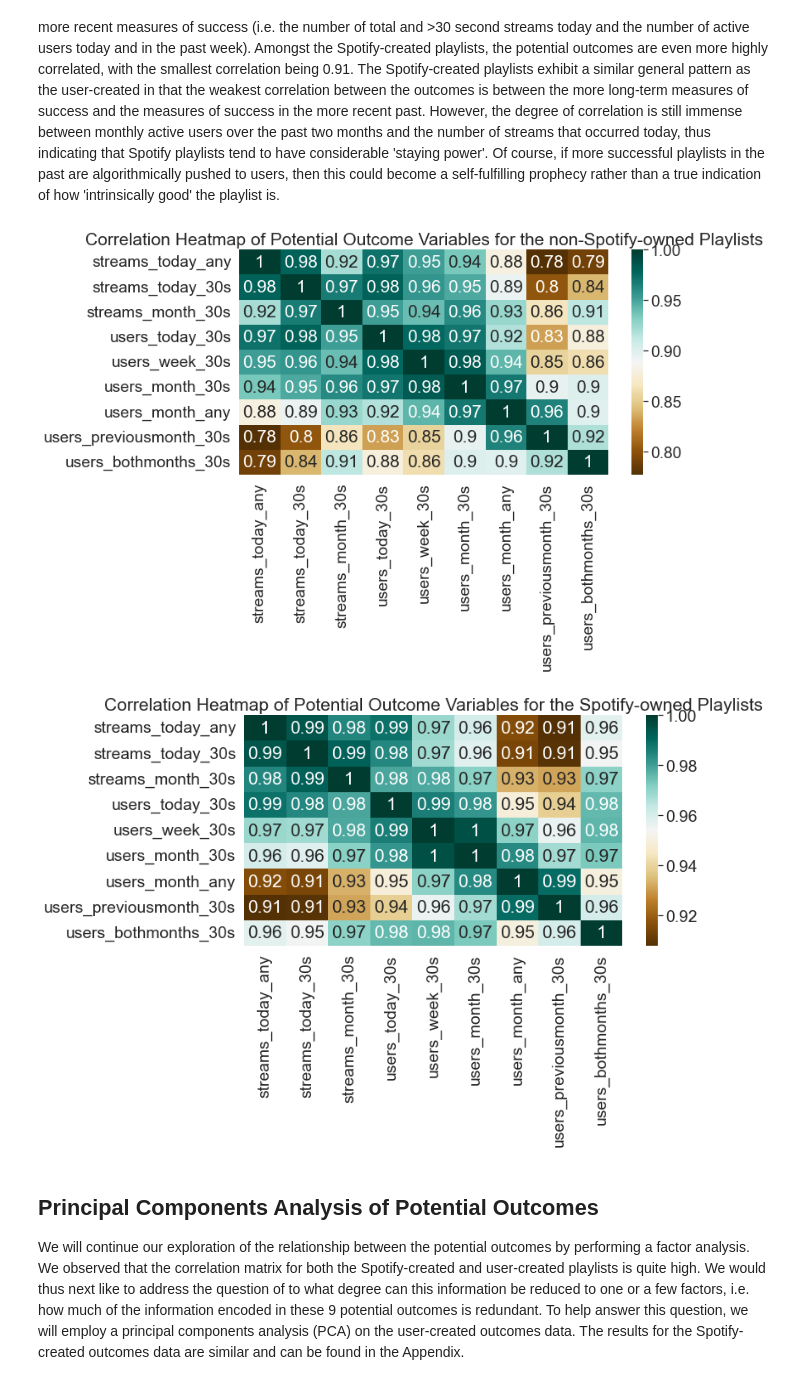
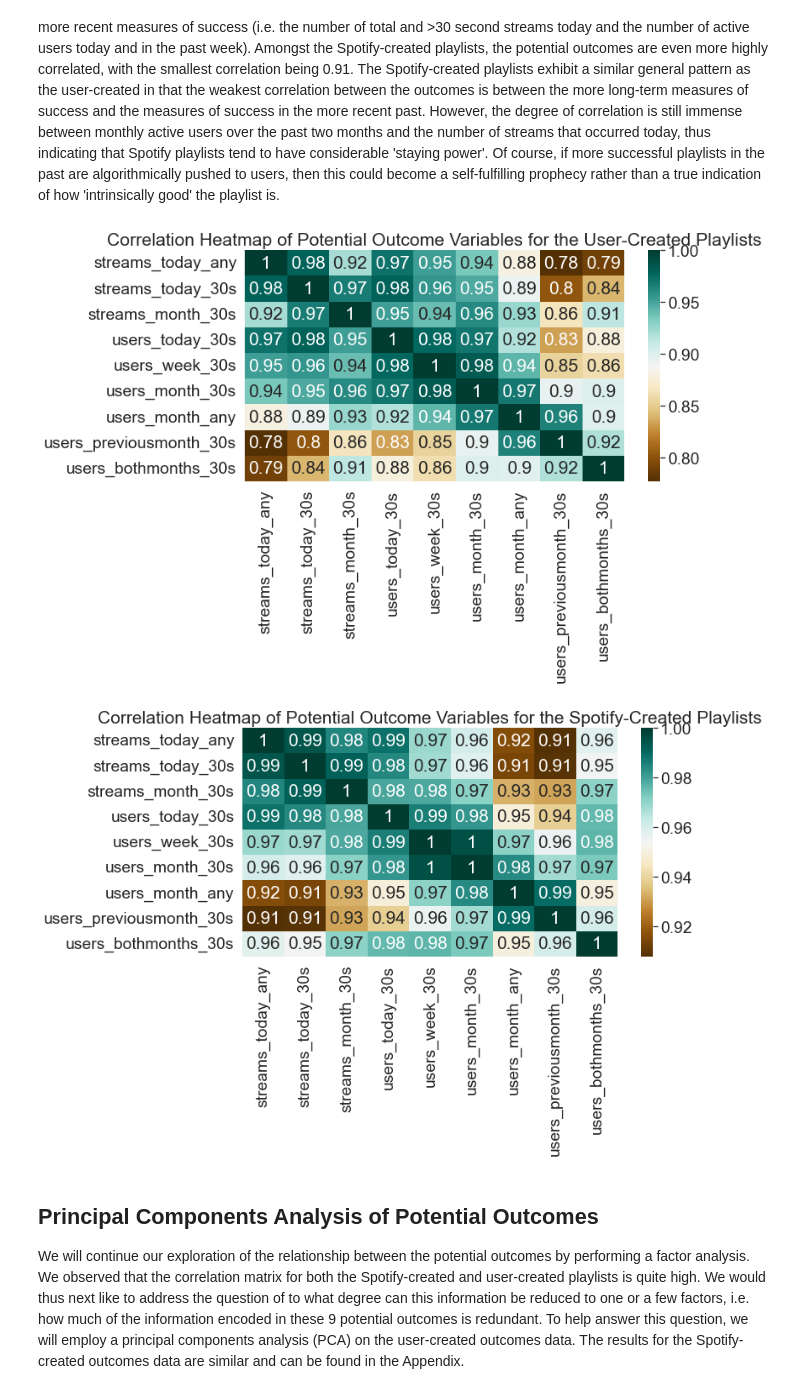
Before and after one commit to briedle-lilly/spotify_work, a Jupyter notebook: more_exploration.ipynb, the cells around one changed output. Cells and saved outputs as stored; diff of their text form; code cells hidden in the pictures.

```diff
--- a/more_exploration.ipynb
+++ b/more_exploration.ipynb
@@ -168,14 +171,14 @@ def plot_outcome_corr(data):
 # %%
 #%%capture
 nonspotify_outcome_data, nonspotify_heatmap = plot_outcome_corr(nonspotify_data)
-nonspotify_heatmap.set_title('Correlation Heatmap of Potential Outcome Variables for the non-Spotify-owned Playlists');
+nonspotify_heatmap.set_title('Correlation Heatmap of Potential Outcome Variables for the User-Created Playlists');
 # %% [output]
-[figure, old version]
+[figure, new version]
 # %%
 spotify_outcome_data, spotify_heatmap = plot_outcome_corr(spotify_data)
-spotify_heatmap.set_title('Correlation Heatmap of Potential Outcome Variables for the Spotify-owned Playlists');
+spotify_heatmap.set_title('Correlation Heatmap of Potential Outcome Variables for the Spotify-Created Playlists');
 # %% [output]
-[figure, old version]
+[figure, new version]
 # %% [markdown]
 ## Principal Components Analysis of Potential Outcomes
 
```
Also changed, not shown: parts of 16 cells of this notebook.
